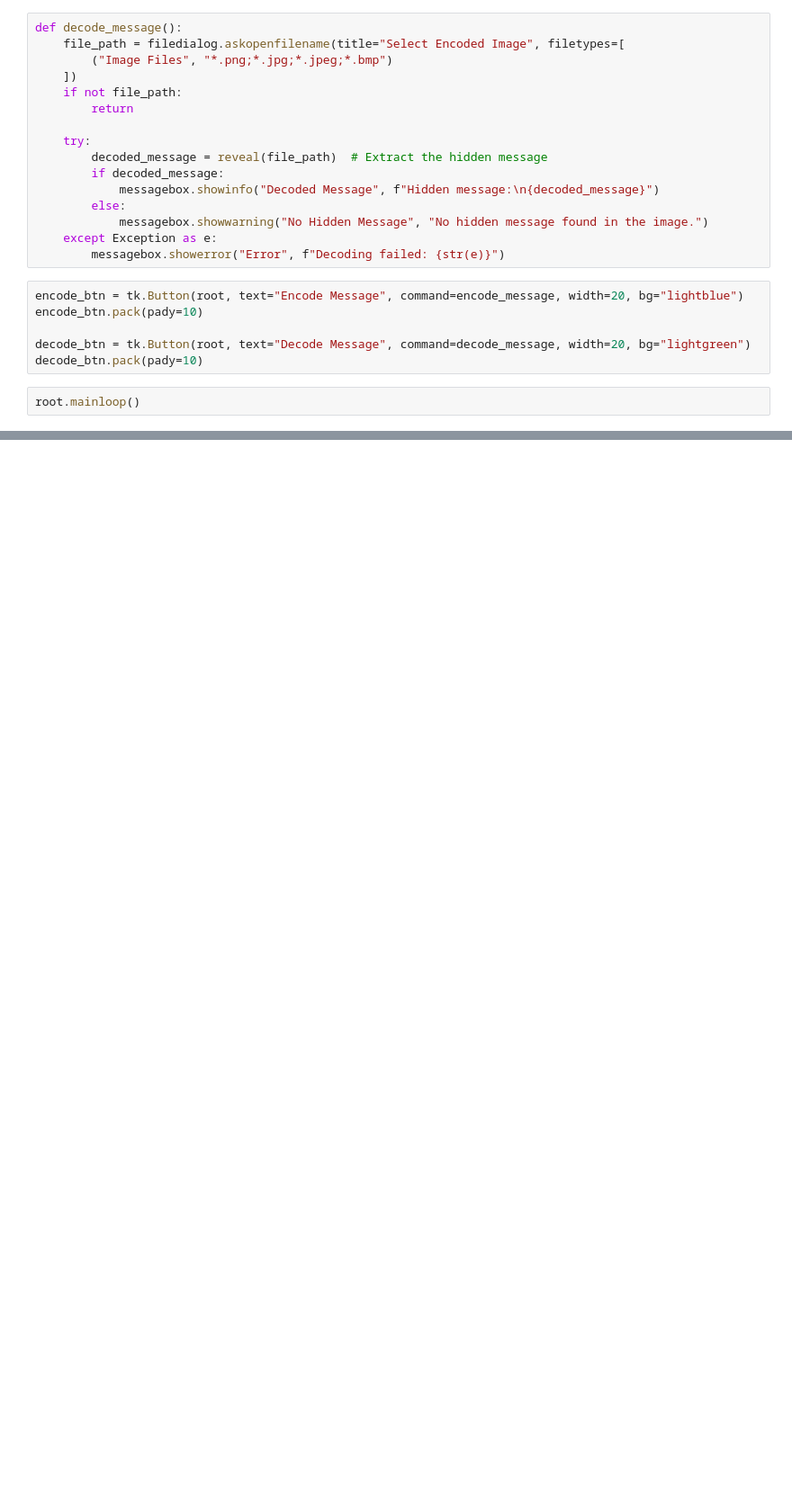
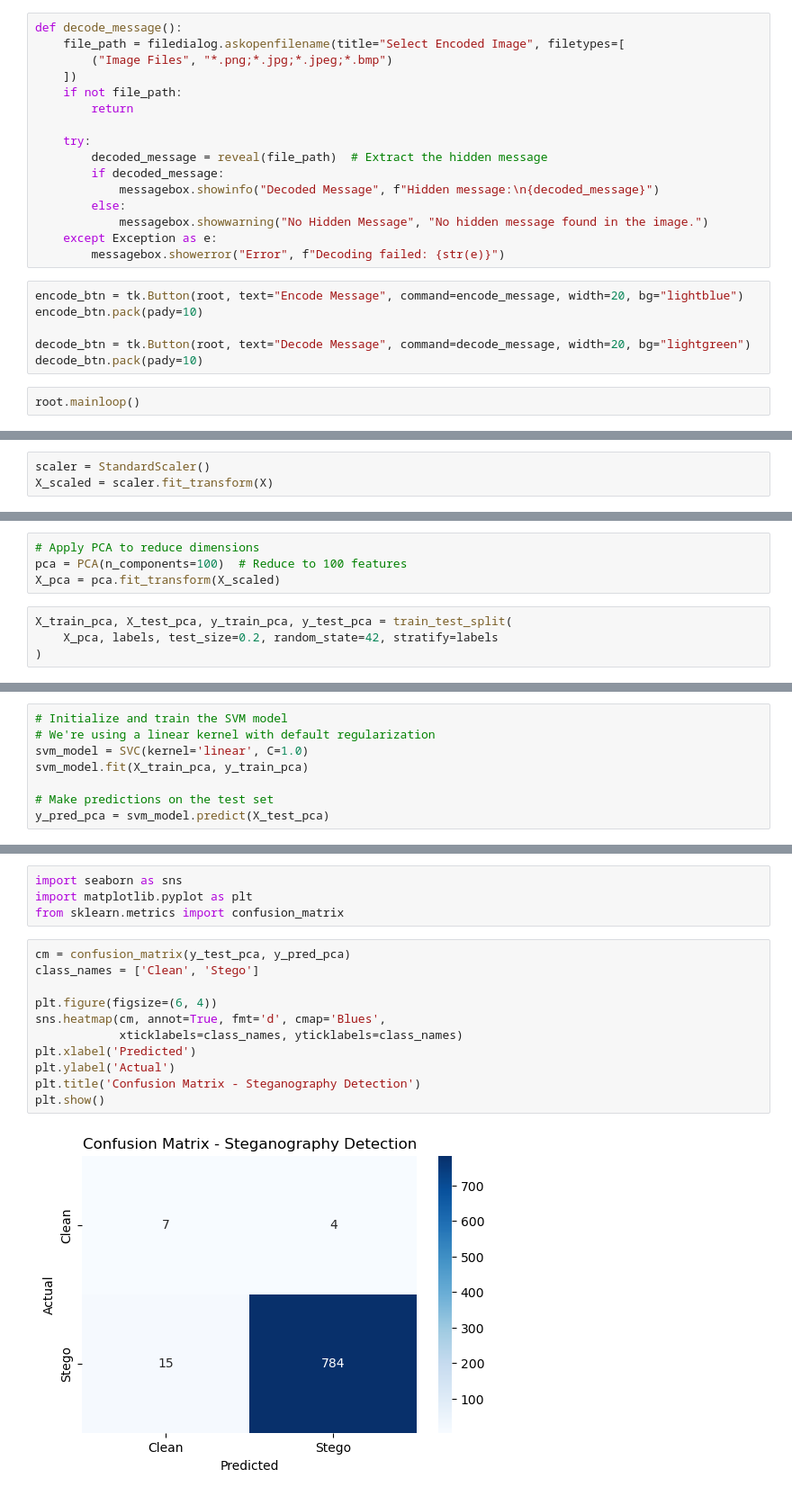
Before and after one commit to khushitomar630/Image-Steganography-Detection, a Jupyter notebook: steganography_gui.ipynb, the cells around one changed output, grey strips where cells are left out. Shown at 90% size. Drawn from its saved outputs; the diff is of its cells as text; blank space fills up the shorter version.

Commit message:
Add files via upload
Replaced GUI notebook and image files with updated versions

```diff
--- a/steganography_gui.ipynb
+++ b/steganography_gui.ipynb
@@ -74,0 +130,3 @@ root.mainloop()
+# %%
+scaler = StandardScaler()
+X_scaled = scaler.fit_transform(X)
@@ -74,0 +135,8 @@ root.mainloop()
+# %%
+# Apply PCA to reduce dimensions
+pca = PCA(n_components=100)  # Reduce to 100 features
+X_pca = pca.fit_transform(X_scaled)
+# %%
+X_train_pca, X_test_pca, y_train_pca, y_test_pca = train_test_split(
+    X_pca, labels, test_size=0.2, random_state=42, stratify=labels
+)
@@ -74,0 +146,8 @@ root.mainloop()
+# %%
+# Initialize and train the SVM model
+# We're using a linear kernel with default regularization
+svm_model = SVC(kernel='linear', C=1.0)
+svm_model.fit(X_train_pca, y_train_pca)
+
+# Make predictions on the test set
+y_pred_pca = svm_model.predict(X_test_pca)
@@ -74,0 +175,17 @@ root.mainloop()
+# %%
+import seaborn as sns
+import matplotlib.pyplot as plt
+from sklearn.metrics import confusion_matrix
+# %%
+cm = confusion_matrix(y_test_pca, y_pred_pca)
+class_names = ['Clean', 'Stego']
+
+plt.figure(figsize=(6, 4))
+sns.heatmap(cm, annot=True, fmt='d', cmap='Blues',
+            xticklabels=class_names, yticklabels=class_names)
+plt.xlabel('Predicted')
+plt.ylabel('Actual')
+plt.title('Confusion Matrix - Steganography Detection')
+plt.show()
+# %% [output]
+[figure, added]
```
Also changed, not shown: parts of 27 cells of this notebook, 2 other files.
